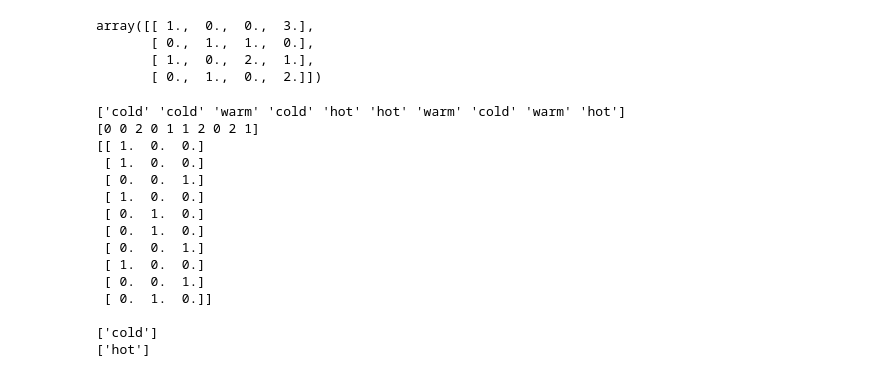
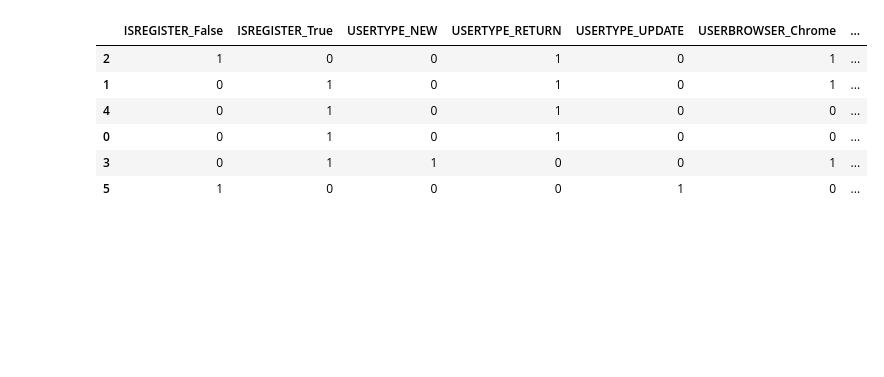
Before and after one commit to caserwin/daily-learning-python, a Jupyter notebook: jupyter_file/Untitled1.ipynb, the cells around one changed output. Drawn from its saved outputs; the diff is of its cells as text; code cells hidden in the pictures; blank space fills up the shorter version.

```diff
--- a/jupyter_file/Untitled1.ipynb
+++ b/jupyter_file/Untitled1.ipynb
@@ -14,46 +1,31 @@ array([0, 1])
-# %%
-enc.transform([[0, 0, 3], [1, 1, 0], [0, 2, 1], [1, 0, 2]]).toarray()
-# %% [output]
-array([[ 1.,  0.,  0.,  3.],
-       [ 0.,  1.,  1.,  0.],
-       [ 1.,  0.,  2.,  1.],
-       [ 0.,  1.,  0.,  2.]])
-# %%
-from numpy import array
-from numpy import argmax
-from sklearn.preprocessing import LabelEncoder
-from sklearn.preprocessing import OneHotEncoder
-# define example
-data = ['cold', 'cold', 'warm', 'cold', 'hot', 'hot', 'warm', 'cold', 'warm', 'hot']
-print(values)
-# integer encode
-label_encoder = LabelEncoder()
-integer_encoded = label_encoder.fit_transform(values)
-print(integer_encoded)
-# binary encode
-onehot_encoder = OneHotEncoder(sparse=False)
-integer_encoded = integer_encoded.reshape(len(integer_encoded), 1)
-
-onehot_encoded = onehot_encoder.fit_transform(integer_encoded)
-print(onehot_encoded)
-print()
-# invert first example
-inverted = label_encoder.inverse_transform([argmax(onehot_encoded[0, :])])
-print(inverted)
-print(label_encoder.inverse_transform([argmax([0,1,1])]))
-# %% [output]
-['cold' 'cold' 'warm' 'cold' 'hot' 'hot' 'warm' 'cold' 'warm' 'hot']
-[0 0 2 0 1 1 2 0 2 1]
-[[ 1.  0.  0.]
- [ 1.  0.  0.]
- [ 0.  0.  1.]
- [ 1.  0.  0.]
- [ 0.  1.  0.]
- [ 0.  1.  0.]
- [ 0.  0.  1.]
- [ 1.  0.  0.]
- [ 0.  0.  1.]
- [ 0.  1.  0.]]
-
-['cold']
-['hot']
+# %%
+import pandas as pd
+
+column_names = ['ISREGISTER', 'USERTYPE', 'USERBROWSER', 'JOINMETHOD', 'SYSTEM', 'LABEL']
+df = pd.read_csv("/Users/cisco/workspace/mygit/daily-learning-python/decision_tree/data/test.csv", sep=",",
+                 names=column_names)
+
+dummies_ISREGISTER = pd.get_dummies(df['ISREGISTER'], prefix='ISREGISTER')
+dummies_USERTYPE = pd.get_dummies(df['USERTYPE'], prefix='USERTYPE')
+dummies_USERBROWSER = pd.get_dummies(df['USERBROWSER'], prefix='USERBROWSER')
+dummies_JOINMETHOD = pd.get_dummies(df['JOINMETHOD'], prefix='JOINMETHOD')
+dummies_SYSTEM = pd.get_dummies(df['SYSTEM'], prefix='SYSTEM')
+
+jmt_feature = pd.concat(
+    [dummies_ISREGISTER, dummies_USERTYPE, dummies_USERBROWSER, dummies_JOINMETHOD, dummies_SYSTEM], axis=1)
+jmt_target = df.loc[:, ['LABEL']]
+
+# 划分训练集和测试集
+from sklearn.cross_validation import train_test_split
+
+cls_feature_train, _, category_train, _ = train_test_split(jmt_feature, jmt_target,test_size=0, random_state=1)
+# %%
+cls_feature_train
+# %% [output]
+|  | ISREGISTER_False | ISREGISTER_True | USERTYPE_NEW | USERTYPE_RETURN | USERTYPE_UPDATE | USERBROWSER_Chrome | ... |
+| 2 | 1 | 0 | 0 | 1 | 0 | 1 | ... |
+| 1 | 0 | 1 | 0 | 1 | 0 | 1 | ... |
+| 4 | 0 | 1 | 0 | 1 | 0 | 0 | ... |
+| 0 | 0 | 1 | 0 | 1 | 0 | 0 | ... |
+| 3 | 0 | 1 | 1 | 0 | 0 | 1 | ... |
+| 5 | 1 | 0 | 0 | 0 | 1 | 0 | ... |
```
Also changed, not shown: parts of 4 cells of this notebook, 15 other files.
